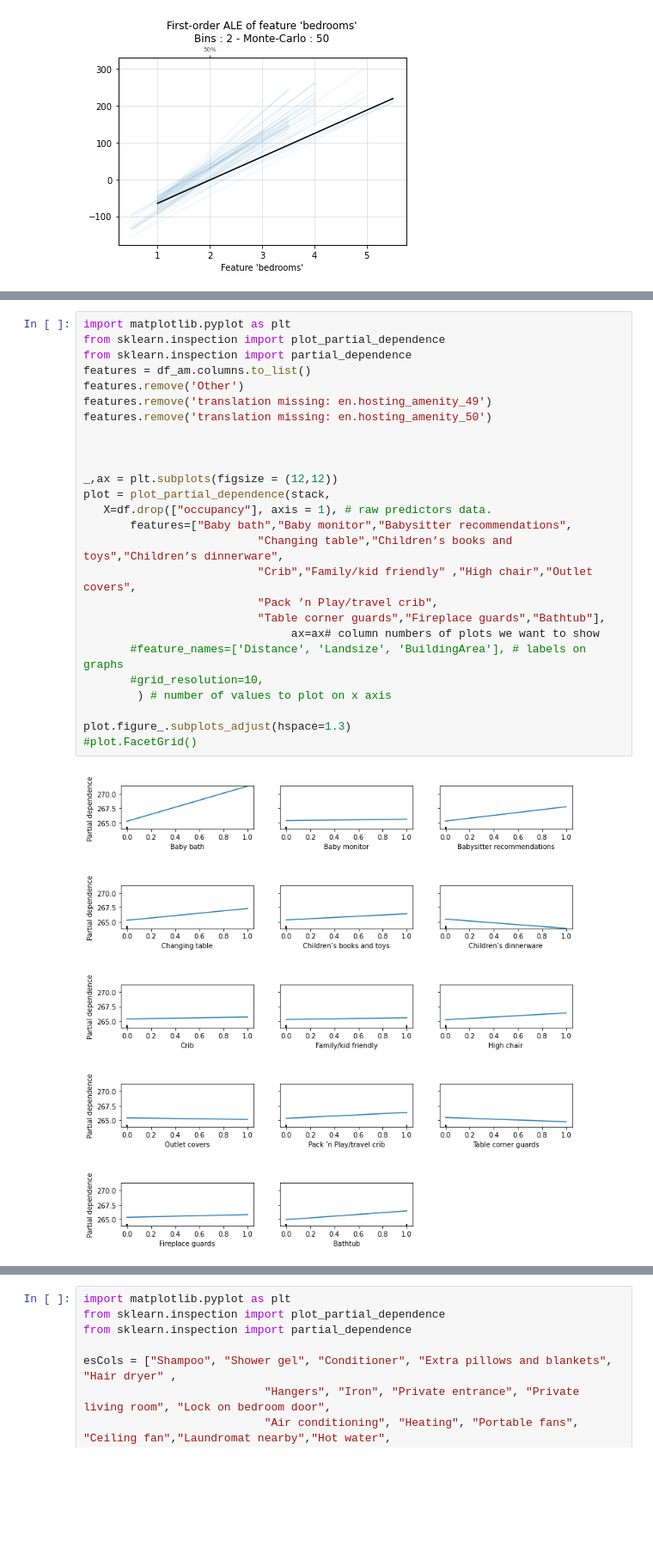
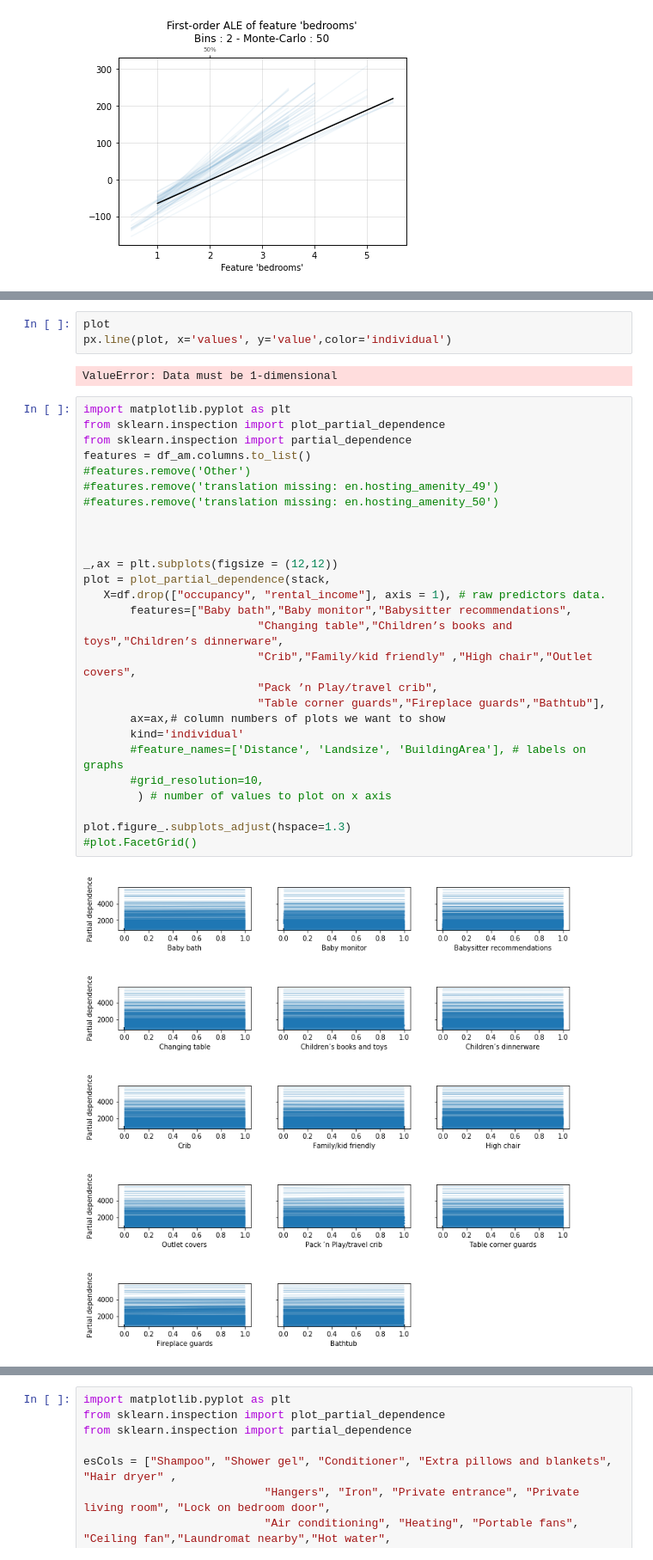
Before and after one commit to npschweizer/Amenity_Valuation, a Jupyter notebook: sample_plots.ipynb, the cells around one changed output, grey strips where cells are left out. Shown at 86% size. Cells and saved outputs as stored; diff of their text form; blank space fills up the shorter version.

```diff
--- a/sample_plots.ipynb
+++ b/sample_plots.ipynb
@@ -120,31 +182,37 @@ ale_plot(model=stack,train_set= df.drop(["occupancy", "rental_income"], axis=1),
+# %%
+plot
+px.line(plot, x='values', y='value',color='individual')
+# %% [output]
+ValueError: Data must be 1-dimensional
 # %%
 import matplotlib.pyplot as plt
 from sklearn.inspection import plot_partial_dependence
 from sklearn.inspection import partial_dependence
 features = df_am.columns.to_list()
-features.remove('Other')
-features.remove('translation missing: en.hosting_amenity_49')
-features.remove('translation missing: en.hosting_amenity_50')
+#features.remove('Other')
+#features.remove('translation missing: en.hosting_amenity_49')
+#features.remove('translation missing: en.hosting_amenity_50')
 
 
 
 _,ax = plt.subplots(figsize = (12,12))
 plot = plot_partial_dependence(stack,
-   X=df.drop(["occupancy"], axis = 1), # raw predictors data.
+   X=df.drop(["occupancy", "rental_income"], axis = 1), # raw predictors data.
        features=["Baby bath","Baby monitor","Babysitter recommendations",
                           "Changing table","Children’s books and toys","Children’s dinnerware",
                           "Crib","Family/kid friendly" ,"High chair","Outlet covers",
                           "Pack ’n Play/travel crib",
                           "Table corner guards","Fireplace guards","Bathtub"],
-                               ax=ax# column numbers of plots we want to show
+       ax=ax,# column numbers of plots we want to show
+       kind='individual'
        #feature_names=['Distance', 'Landsize', 'BuildingArea'], # labels on graphs
        #grid_resolution=10,
         ) # number of values to plot on x axis
 
 plot.figure_.subplots_adjust(hspace=1.3)
 #plot.FacetGrid()
 # %% [output]
-[figure, old version]
+[figure, new version]
 # %%
 import matplotlib.pyplot as plt
 from sklearn.inspection import plot_partial_dependence
```
Also changed, not shown: parts of 13 cells of this notebook, 3 other files.
